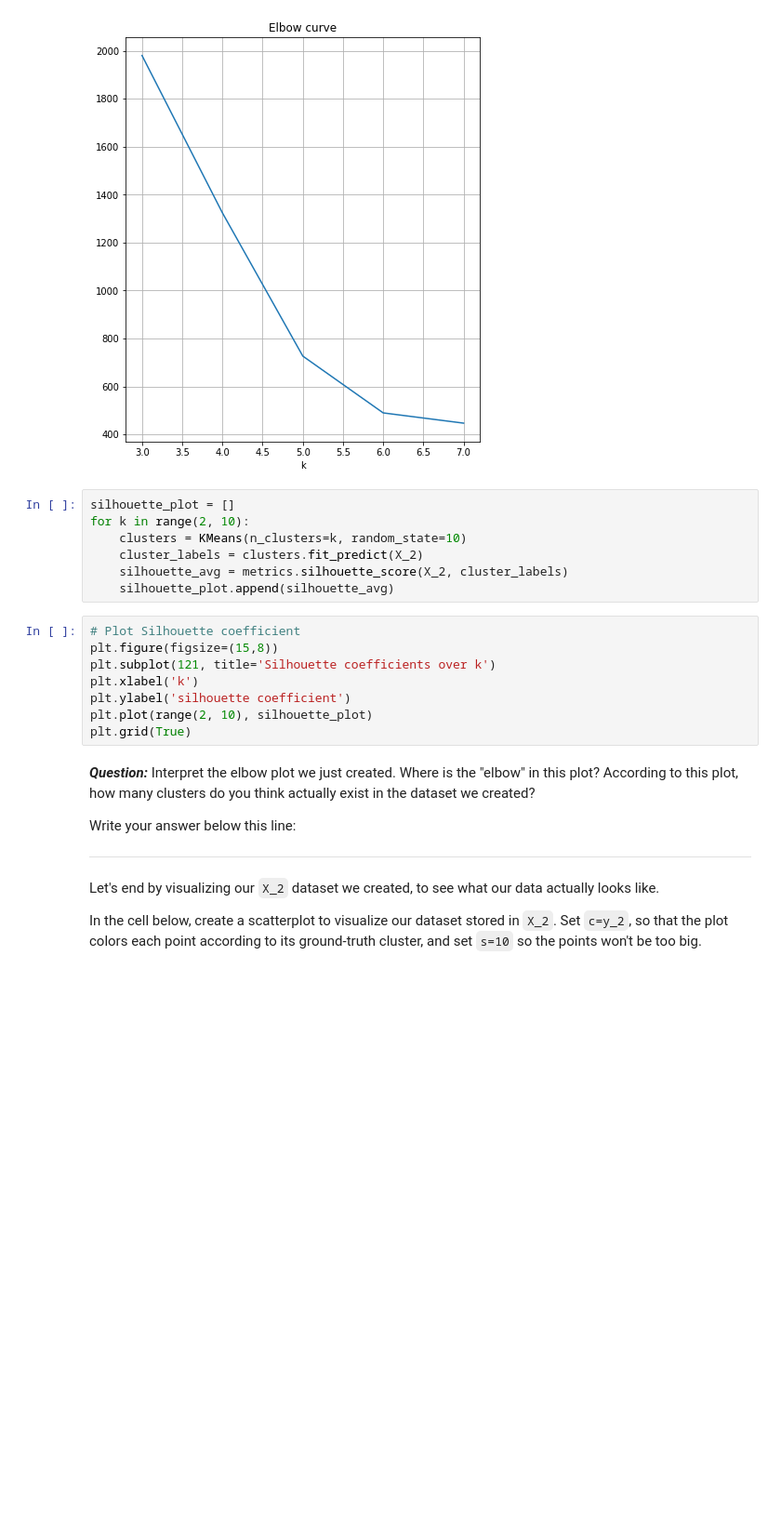
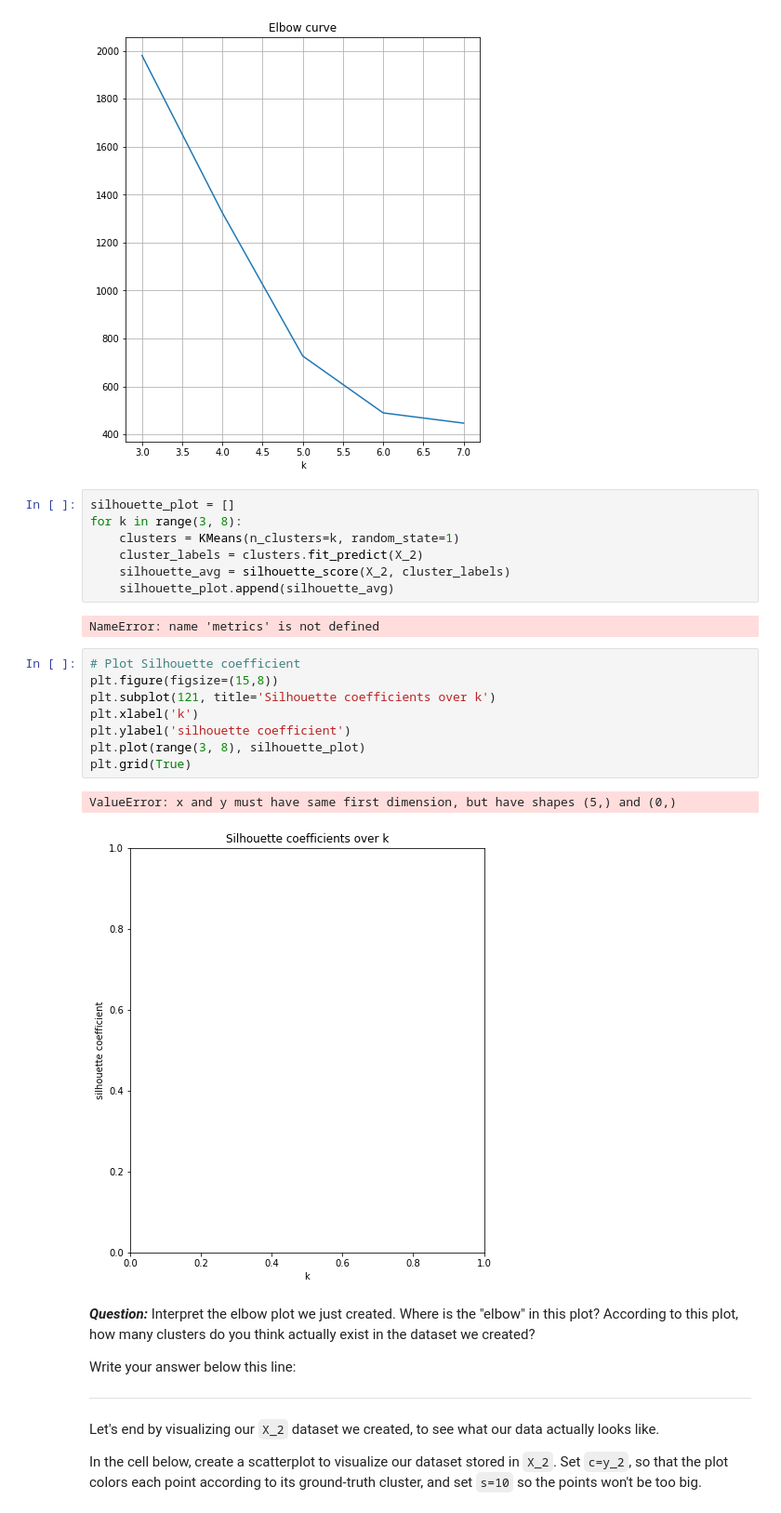
Before and after one commit to as6140/dsc-3-35-04-k-means-clustering-lab-seattle-ds-career-040119, a Jupyter notebook: index.ipynb, the cells around one changed output. Shown at 93% size. Drawn from its saved outputs; the diff is of its cells as text; blank space fills up the shorter version.

```diff
--- a/index.ipynb
+++ b/index.ipynb
@@ -240,19 +240,24 @@ plt.grid(True)
 [figure]
 # %%
 silhouette_plot = []
-for k in range(2, 10):
-    clusters = KMeans(n_clusters=k, random_state=10)
+for k in range(3, 8):
+    clusters = KMeans(n_clusters=k, random_state=1)
     cluster_labels = clusters.fit_predict(X_2)
-    silhouette_avg = metrics.silhouette_score(X_2, cluster_labels)
+    silhouette_avg = silhouette_score(X_2, cluster_labels)
     silhouette_plot.append(silhouette_avg)
+# %% [output]
+NameError: name 'metrics' is not defined
 # %%
 # Plot Silhouette coefficient
 plt.figure(figsize=(15,8))
 plt.subplot(121, title='Silhouette coefficients over k')
 plt.xlabel('k')
 plt.ylabel('silhouette coefficient')
-plt.plot(range(2, 10), silhouette_plot)
+plt.plot(range(3, 8), silhouette_plot)
 plt.grid(True)
+# %% [output]
+ValueError: x and y must have same first dimension, but have shapes (5,) and (0,)
+[figure, added]
 # %% [markdown]
 **_Question:_**  Interpret the elbow plot we just created. Where is the "elbow" in this plot? According to this plot, how many clusters do you think actually exist in the dataset we created?
 
```
Also changed, not shown: parts of 1 cell of this notebook.
